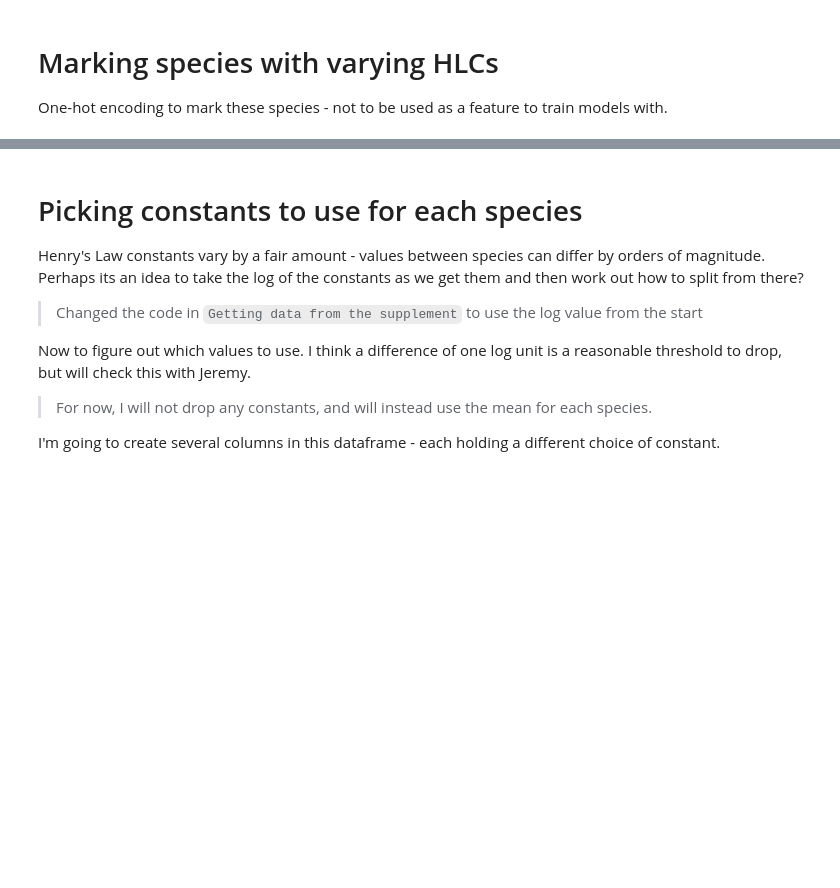
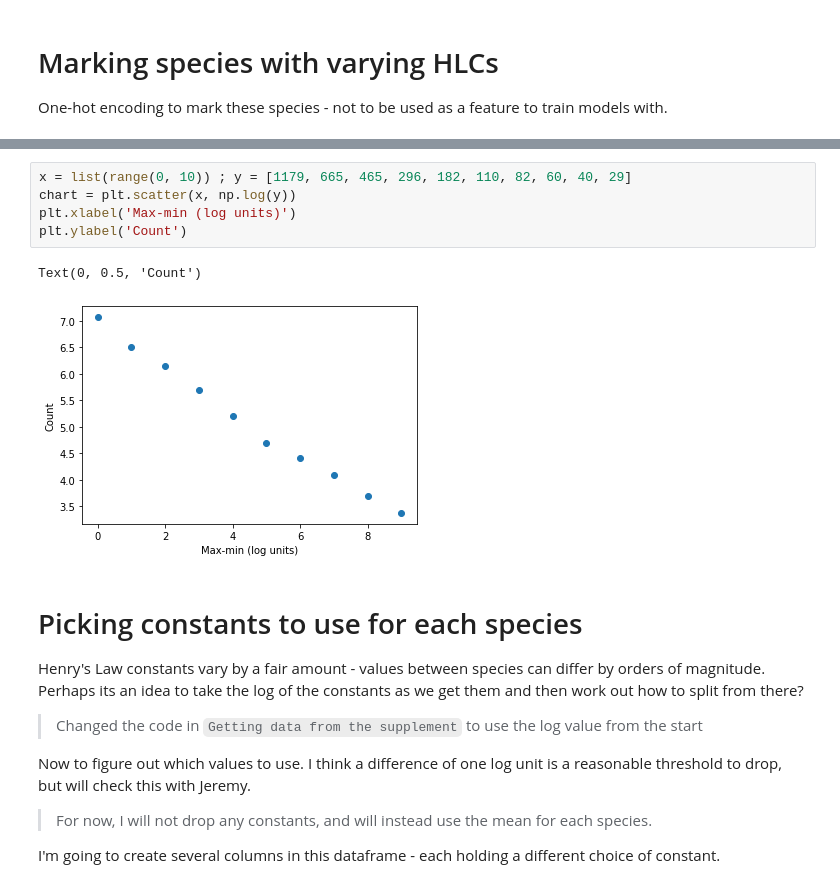
Before and after one commit to jtd1g16/HLCpredict, a Jupyter notebook: a_Curating_dataset.ipynb, the cells around one changed output, grey strips where cells are left out. Cells and saved outputs as stored; diff of their text form; blank space fills up the shorter version.

```diff
--- a/a_Curating_dataset.ipynb
+++ b/a_Curating_dataset.ipynb
@@ -200,3 +249,11 @@ for vary_by in range(0, 10):
+# %%
+x = list(range(0, 10)) ; y = [1179, 665, 465, 296, 182, 110, 82, 60, 40, 29]
+chart = plt.scatter(x, np.log(y))
+plt.xlabel('Max-min (log units)')
+plt.ylabel('Count')
+# %% [output]
+Text(0, 0.5, 'Count')
+[figure, added]
 # %% [markdown]
 # Picking constants to use for each species
 Henry's Law constants vary by a fair amount - values between species can differ by orders of magnitude. Perhaps its an idea to take the log of the constants as we get them and then work out how to split from there?
```
Also changed, not shown: parts of 19 cells of this notebook.
